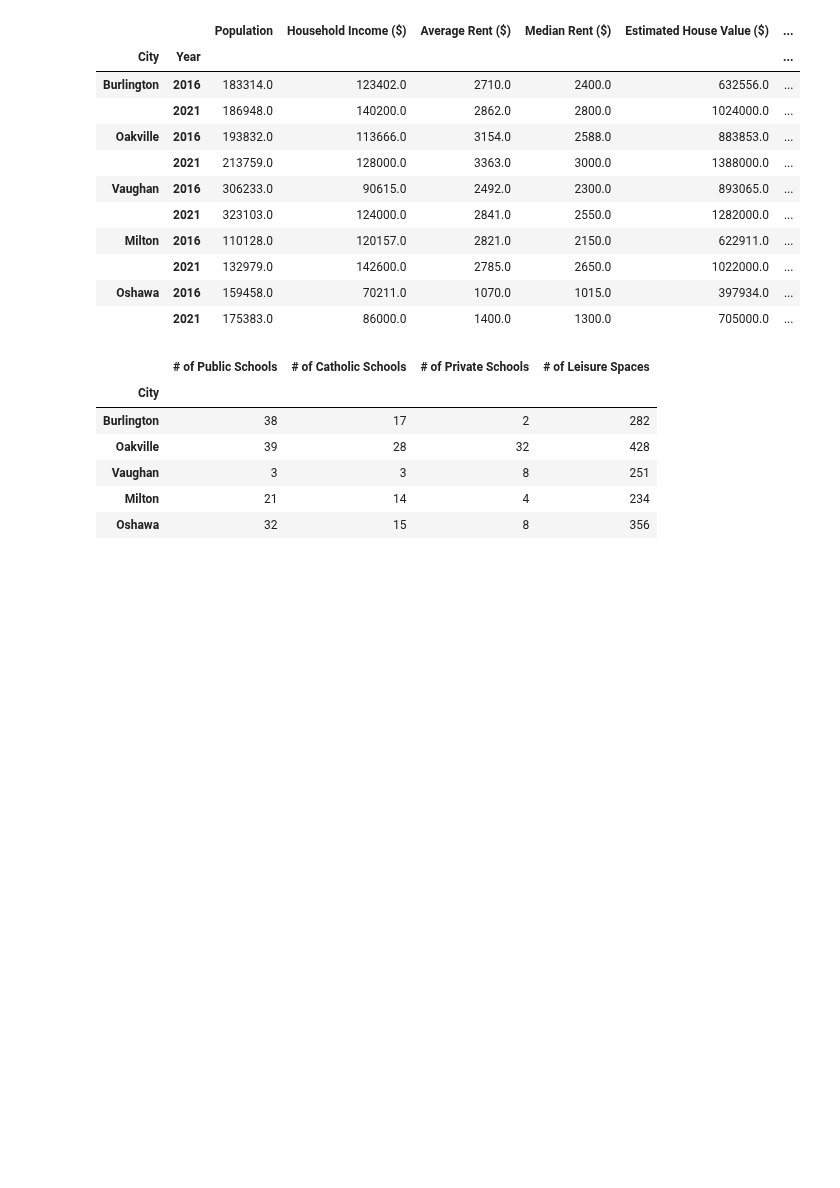
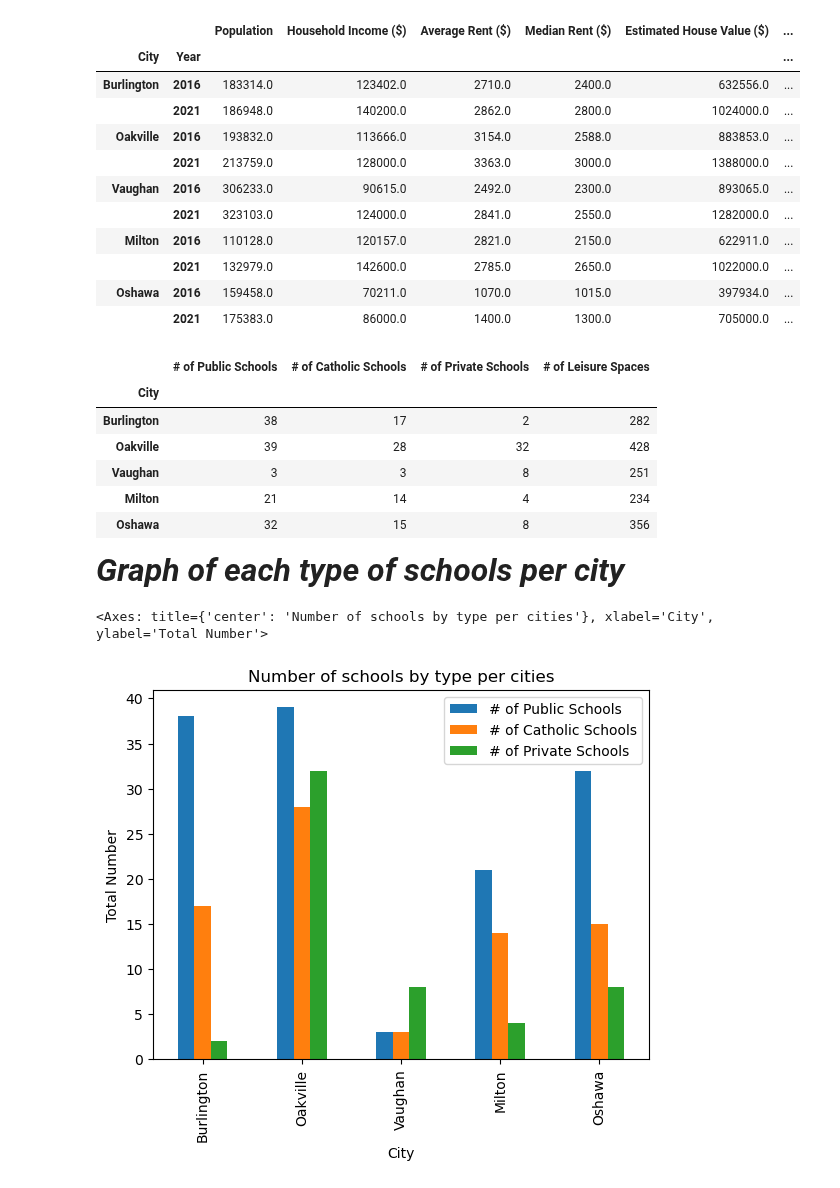
Before and after one commit to MaisieDeGraaf/oakville-housing-analysis, a Jupyter notebook: Main_Cities_Analysis.ipynb, the cells around one changed output. Cells and saved outputs as stored; diff of their text form; code cells hidden in the pictures; blank space fills up the shorter version.

Commit message:
School graph done

```diff
--- a/Main_Cities_Analysis.ipynb
+++ b/Main_Cities_Analysis.ipynb
@@ -85,3 +88,12 @@ all_amenities_df
 | Vaughan | 3 | 3 | 8 | 251 |
 | Milton | 21 | 14 | 4 | 234 |
 | Oshawa | 32 | 15 | 8 | 356 |
+# %% [markdown]
+***<font size = 6> Graph of each type of schools per city </font>***
+# %%
+all_amenities_df[["# of Public Schools","# of Catholic Schools","# of Private Schools"]].plot(kind = 'bar',
+                                                                        title = 'Number of schools by type per cities',
+                                                                        ylabel = 'Total Number')
+# %% [output]
+<Axes: title={'center': 'Number of schools by type per cities'}, xlabel='City', ylabel='Total Number'>
+[figure, added]
```
Also changed, not shown: parts of 6 cells of this notebook.
